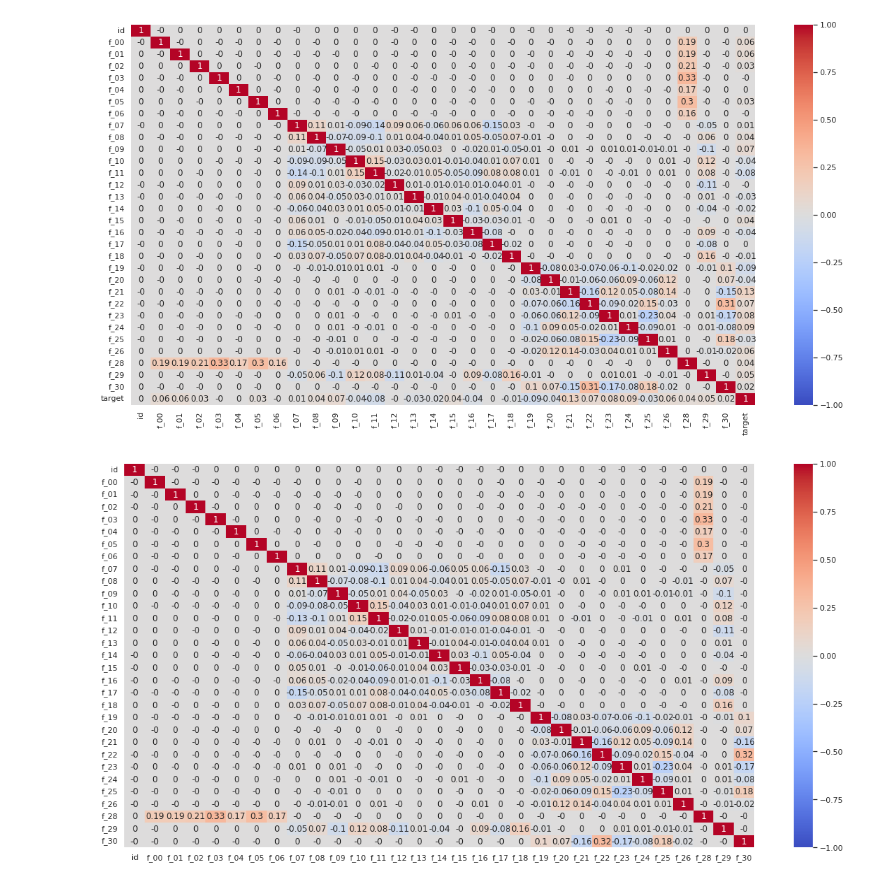
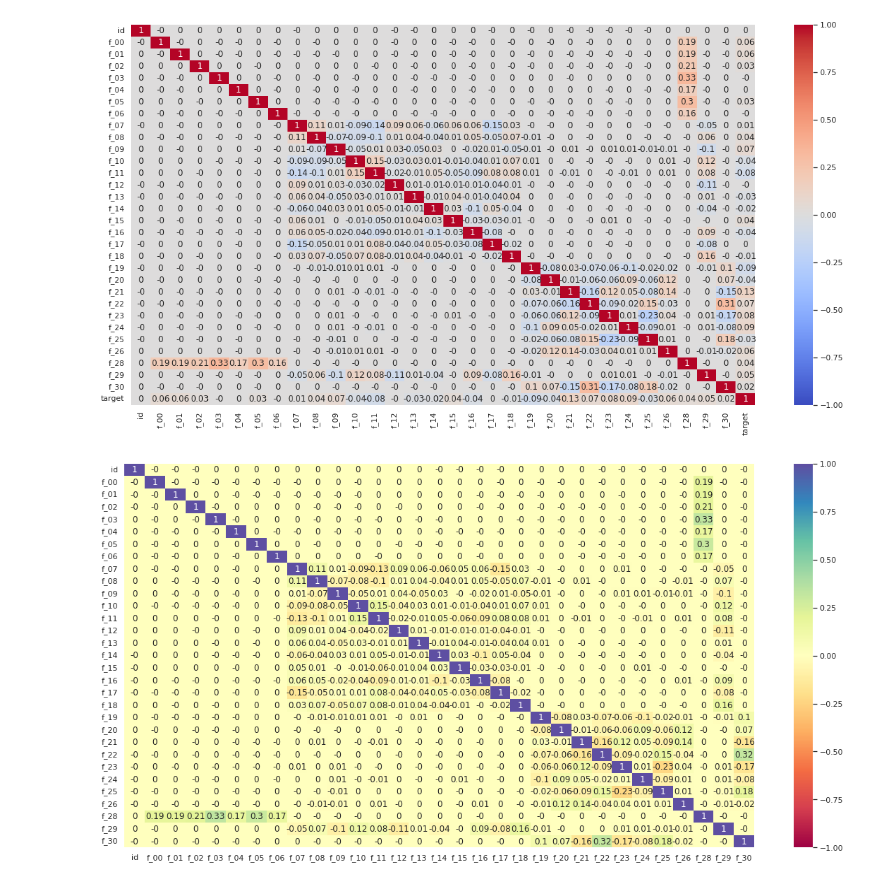
Before and after one commit to RaphaelZH/Kaggle_Competition_Practice_Notebooks_EN, a Jupyter notebook: tabular-playground-series-may-2022.ipynb, the cells around one changed output. Cells and saved outputs as stored; diff of their text form; code cells hidden in the pictures.

```diff
--- a/tabular-playground-series-may-2022.ipynb
+++ b/tabular-playground-series-may-2022.ipynb
@@ -196,7 +196,7 @@ plt.show()
 # %%
 corr = test.corr().round(2)
 plt.figure(figsize=(20,10))
-sns.heatmap(corr, vmin=-1, vmax=1, center=0, square=False, annot=True, cmap='coolwarm')
+sns.heatmap(corr, vmin=-1, vmax=1, center=0, square=False, annot=True, cmap='Spectral')
 plt.show()
 # %% [output]
-[figure, old version]
+[figure, new version]
```
Also changed, not shown: parts of 4 cells of this notebook.
